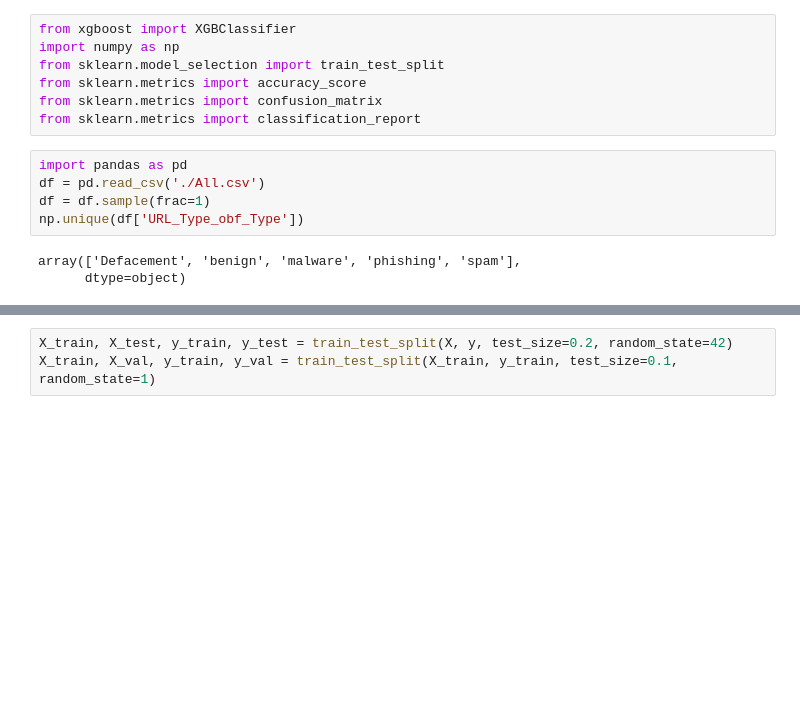
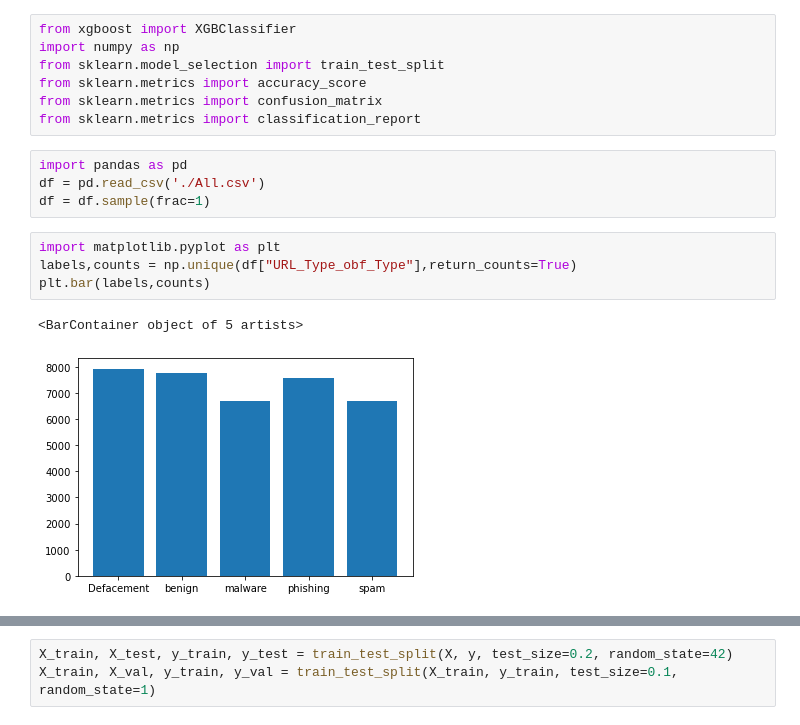
Before and after one commit to alonfirestein/Malicious-URL-Detection, a Jupyter notebook: test.ipynb, the cells around one changed output, grey strips where cells are left out. Drawn from its saved outputs; the diff is of its cells as text; blank space fills up the shorter version.

```diff
--- a/test.ipynb
+++ b/test.ipynb
@@ -9,7 +9,10 @@ from sklearn.metrics import classification_report
 import pandas as pd
 df = pd.read_csv('./All.csv')
 df = df.sample(frac=1)
-np.unique(df['URL_Type_obf_Type'])
-# %% [output]
-array(['Defacement', 'benign', 'malware', 'phishing', 'spam'],
-      dtype=object)
+# %%
+import matplotlib.pyplot as plt
+labels,counts = np.unique(df["URL_Type_obf_Type"],return_counts=True)
+plt.bar(labels,counts)
+# %% [output]
+<BarContainer object of 5 artists>
+[figure, added]
```
Also changed, not shown: parts of 16 cells of this notebook, 4 other files.
